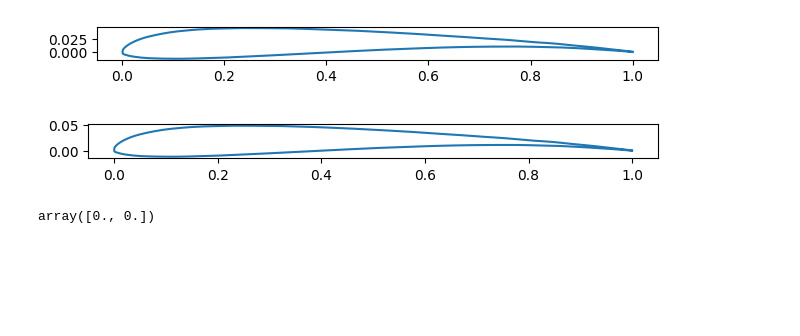
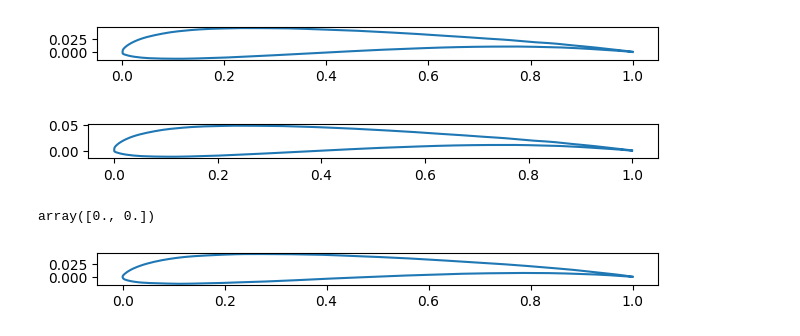
Before and after one commit to Karl-Liu-ch/DiffusionAirfoil, a Jupyter notebook: main.ipynb, the cells around one changed output. Saved outputs shown, nothing was run; the diff lists cells and outputs as text; code cells hidden in the pictures; blank space fills up the shorter version.

```diff
--- a/main.ipynb
+++ b/main.ipynb
@@ -128,3 +128,13 @@ theta = np.arctan2(-(airfoil_R[i,1] - ptail[1]), -(airfoil_R[i,0] - ptail[0]))
 phead
 # %% [output]
 array([0., 0.])
+# %%
+airfoil_R1D = derotate(airfoil1D)
+airfoil_R1D = Normalize(airfoil_R1D)
+fig, axs = plt.subplots(1, 1)
+axs.plot(airfoil_R1D[:,0], airfoil_R1D[:,1])
+axs.set_aspect('equal', 'box')
+fig.tight_layout()
+plt.show()
+# %% [output]
+[figure, added]
```
